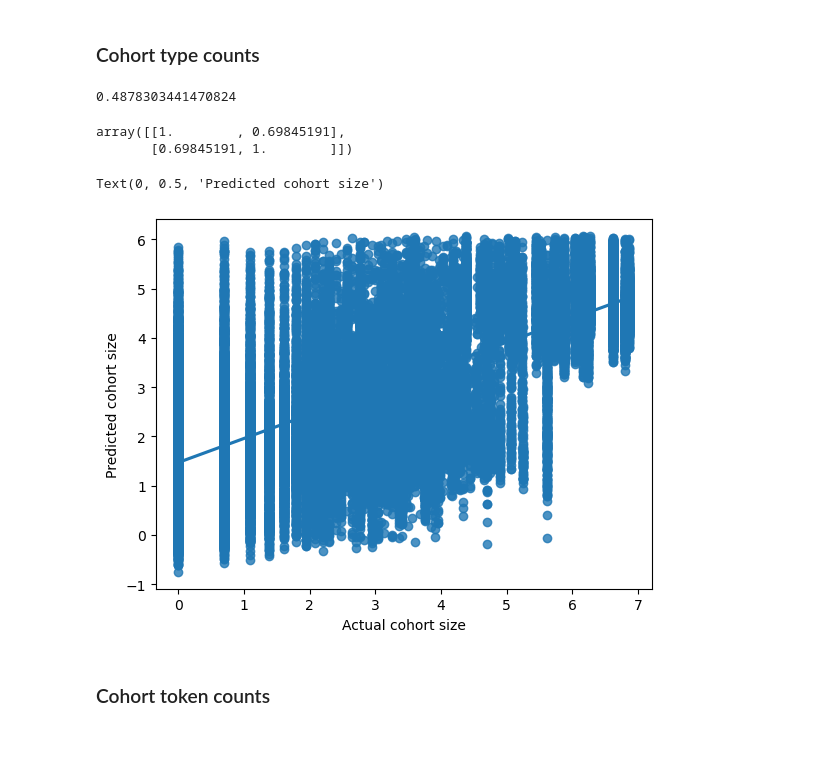
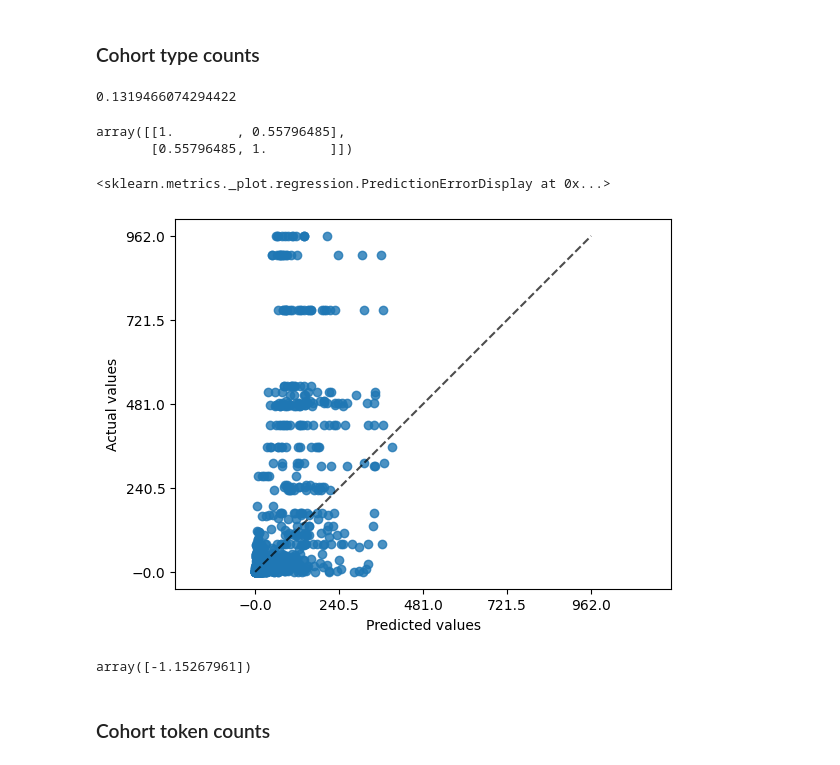
Before and after one commit to hans/ideal-word-representations, a Jupyter notebook: notebooks/stale/cohort size.ipynb, the cells around one changed output. Cells and saved outputs as stored; diff of their text form; code cells hidden in the pictures.

Commit message:
update cohort size, synthetic encoder analysis

```diff
--- a/notebooks/stale/cohort size.ipynb
+++ b/notebooks/stale/cohort size.ipynb
@@ -34,6 +39,6 @@ embeddings_path = "outputs/model_embeddings/timit/w2v2_6/rnn_8-weightdecay0.01/w
 # %%
 # HACK
-word_prefix_equivalence_path = "outputs/equivalence_datasets/timit/w2v2_6/phoneme_within_word_prefix_10frames/equivalence.pkl"
+word_prefix_equivalence_path = "outputs/equivalence_datasets/timit/w2v2_6/phoneme_within_word_prefix/equivalence.pkl"
 # %%
 with open(word_prefix_equivalence_path, "rb") as f:
     equiv_dataset = torch.load(f)
@@ -100,11 +105,7 @@ idxs = np.where(equiv_dataset.Q != -1)[0]
 # X = model_representations[idxs]
 X = np.linalg.norm(model_representations[idxs], axis=1, ord=2, keepdims=True)
 
-y_source = np.log(cohort_type_counts)
-# y_source = cohort_token_counts
-
-# y_source = (y_source - y_source.mean()) / y_source.std()
-
+y_source = cohort_type_counts
 y = [y_source[label.item()] for label in equiv_dataset.Q[idxs]]
 # %%
 X_train, X_test, y_train, y_test = train_test_split(X, y, test_size=0.2, random_state=42)
@@ -113,21 +112,25 @@ model = RidgeCV().fit(X_train, y_train)
+# %%
+model = TransformedTargetRegressor(regressor=RidgeCV(), func=np.log1p, inverse_func=np.expm1).fit(X_train, y_train)
+# model = TransformedTargetRegressor(regressor=RidgeCV()).fit(X_train, y_train)
 # %%
 model.score(X_test, y_test)
 # %% [output]
-0.4878303441470824
+0.1319466074294422
 # %%
 y_pred = model.predict(X_test)
 np.corrcoef(y_pred, y_test)
 # %% [output]
-array([[1.        , 0.69845191],
-       [0.69845191, 1.        ]])
+array([[1.        , 0.55796485],
+       [0.55796485, 1.        ]])
-# %%
-# Scatterplot predicted vs actual cohort type counts
-ax = sns.regplot(x=y_test, y=y_pred)
-ax.set_xlabel("Actual cohort size")
-ax.set_ylabel("Predicted cohort size")
-# %% [output]
-Text(0, 0.5, 'Predicted cohort size')
-[figure, removed]
+# %%
+PredictionErrorDisplay.from_predictions(y_test, y_pred, kind="actual_vs_predicted")
+# %% [output]
+<sklearn.metrics._plot.regression.PredictionErrorDisplay at 0x...>
+[figure, added]
+# %%
+model.regressor_.coef_
+# %% [output]
+array([-1.15267961])
 # %% [markdown]
 ### Cohort token counts
 # %%
```
Also changed, not shown: parts of 9 cells of this notebook, 2 other files.
